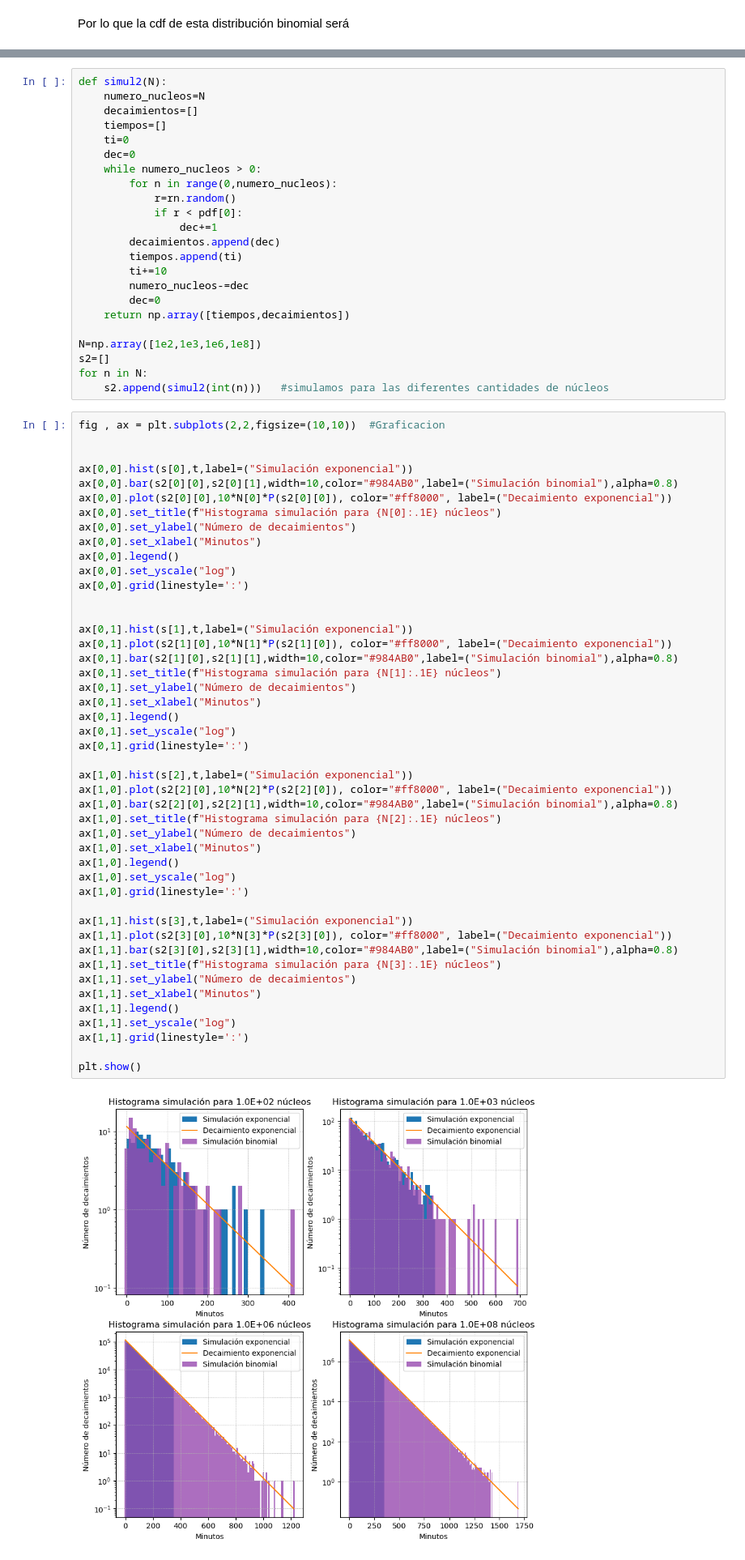
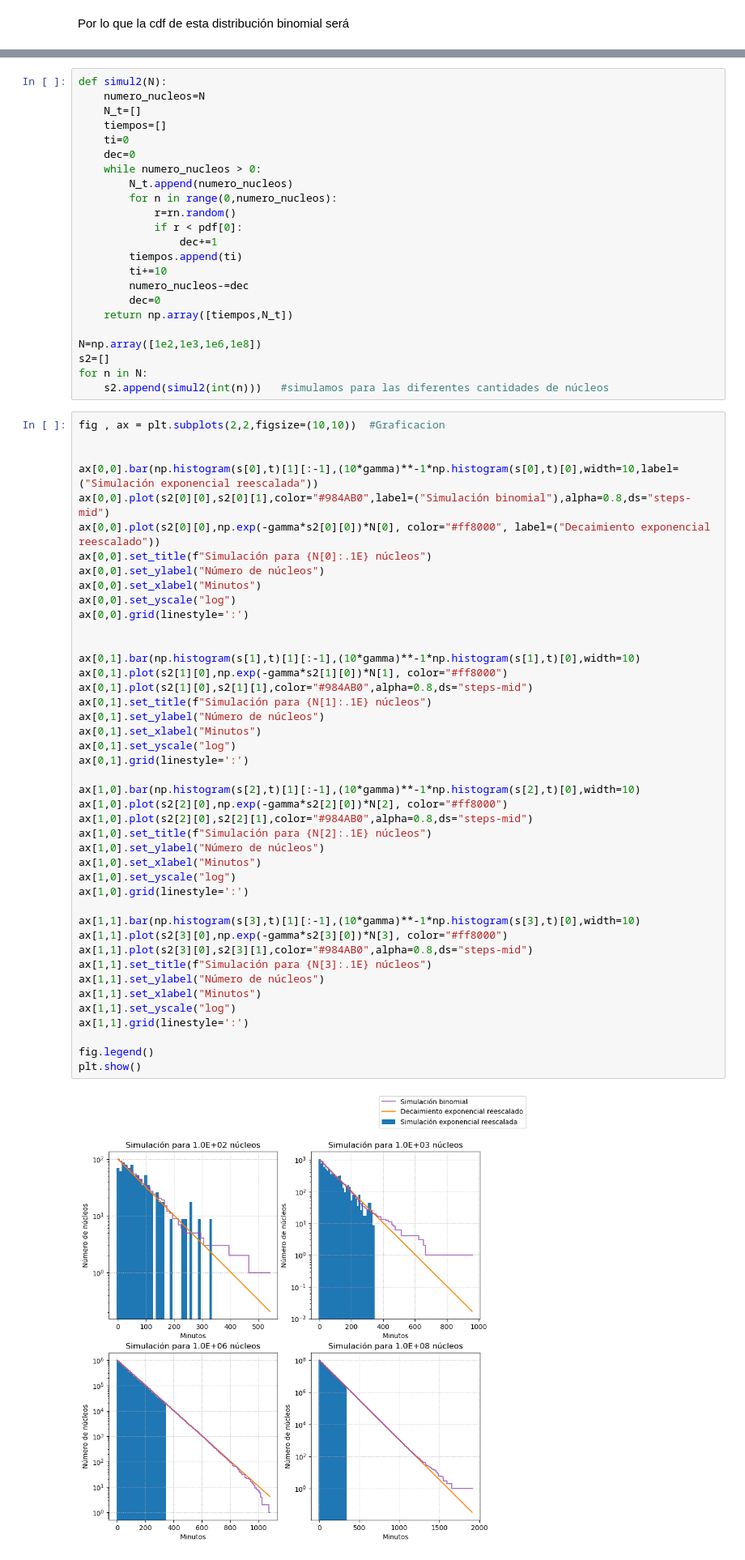
Before and after one commit to juan3ltran/Instrumentacion_Nuclear, a Jupyter notebook: simulacion2/simulacion2.ipynb, the cells around one changed output, grey strips where cells are left out. Shown at 81% size. Saved outputs shown, nothing was run; the diff lists cells and outputs as text.

Commit message:
Cambios simulación

```diff
--- a/simulacion2/simulacion2.ipynb
+++ b/simulacion2/simulacion2.ipynb
@@ -134,21 +131,21 @@ plt.show()
 # %%
 def simul2(N):
     numero_nucleos=N
-    decaimientos=[]
+    N_t=[]
     tiempos=[]
     ti=0
     dec=0
     while numero_nucleos > 0:
+        N_t.append(numero_nucleos)
         for n in range(0,numero_nucleos):
             r=rn.random()
             if r < pdf[0]:
                 dec+=1
-        decaimientos.append(dec)
         tiempos.append(ti)
         ti+=10
         numero_nucleos-=dec
         dec=0
-    return np.array([tiempos,decaimientos])
+    return np.array([tiempos,N_t])
 
 N=np.array([1e2,1e3,1e6,1e8])
 s2=[]
@@ -157,48 +154,45 @@ for n in N:
 # %%
 fig , ax = plt.subplots(2,2,figsize=(10,10))  #Graficacion
 
 
-ax[0,0].hist(s[0],t,label=("Simulación exponencial"))
-ax[0,0].bar(s2[0][0],s2[0][1],width=10,color="#984AB0",label=("Simulación binomial"),alpha=0.8)
-ax[0,0].plot(s2[0][0],10*N[0]*P(s2[0][0]), color="#ff8000", label=("Decaimiento exponencial"))
-ax[0,0].set_title(f"Histograma simulación para {N[0]:.1E} núcleos")
-ax[0,0].set_ylabel("Número de decaimientos")
+ax[0,0].bar(np.histogram(s[0],t)[1][:-1],(10*gamma)**-1*np.histogram(s[0],t)[0],width=10,label=("Simulación exponencial reescalada"))
+ax[0,0].plot(s2[0][0],s2[0][1],color="#984AB0",label=("Simulación binomial"),alpha=0.8,ds="steps-mid")
+ax[0,0].plot(s2[0][0],np.exp(-gamma*s2[0][0])*N[0], color="#ff8000", label=("Decaimiento exponencial reescalado"))
+ax[0,0].set_title(f"Simulación para {N[0]:.1E} núcleos")
+ax[0,0].set_ylabel("Número de núcleos")
 ax[0,0].set_xlabel("Minutos")
-ax[0,0].legend()
 ax[0,0].set_yscale("log")
 ax[0,0].grid(linestyle=':')
 
 
-ax[0,1].hist(s[1],t,label=("Simulación exponencial"))
-ax[0,1].plot(s2[1][0],10*N[1]*P(s2[1][0]), color="#ff8000", label=("Decaimiento exponencial"))
-ax[0,1].bar(s2[1][0],s2[1][1],width=10,color="#984AB0",label=("Simulación binomial"),alpha=0.8)
-ax[0,1].set_title(f"Histograma simulación para {N[1]:.1E} núcleos")
-ax[0,1].set_ylabel("Número de decaimientos")
+ax[0,1].bar(np.histogram(s[1],t)[1][:-1],(10*gamma)**-1*np.histogram(s[1],t)[0],width=10)
+ax[0,1].plot(s2[1][0],np.exp(-gamma*s2[1][0])*N[1], color="#ff8000")
+ax[0,1].plot(s2[1][0],s2[1][1],color="#984AB0",alpha=0.8,ds="steps-mid")
+ax[0,1].set_title(f"Simulación para {N[1]:.1E} núcleos")
+ax[0,1].set_ylabel("Número de núcleos")
 ax[0,1].set_xlabel("Minutos")
-ax[0,1].legend()
 ax[0,1].set_yscale("log")
 ax[0,1].grid(linestyle=':')
 
-ax[1,0].hist(s[2],t,label=("Simulación exponencial"))
-ax[1,0].plot(s2[2][0],10*N[2]*P(s2[2][0]), color="#ff8000", label=("Decaimiento exponencial"))
-ax[1,0].bar(s2[2][0],s2[2][1],width=10,color="#984AB0",label=("Simulación binomial"),alpha=0.8)
-ax[1,0].set_title(f"Histograma simulación para {N[2]:.1E} núcleos")
-ax[1,0].set_ylabel("Número de decaimientos")
+ax[1,0].bar(np.histogram(s[2],t)[1][:-1],(10*gamma)**-1*np.histogram(s[2],t)[0],width=10)
+ax[1,0].plot(s2[2][0],np.exp(-gamma*s2[2][0])*N[2], color="#ff8000")
+ax[1,0].plot(s2[2][0],s2[2][1],color="#984AB0",alpha=0.8,ds="steps-mid")
+ax[1,0].set_title(f"Simulación para {N[2]:.1E} núcleos")
+ax[1,0].set_ylabel("Número de núcleos")
 ax[1,0].set_xlabel("Minutos")
-ax[1,0].legend()
 ax[1,0].set_yscale("log")
 ax[1,0].grid(linestyle=':')
 
-ax[1,1].hist(s[3],t,label=("Simulación exponencial"))
-ax[1,1].plot(s2[3][0],10*N[3]*P(s2[3][0]), color="#ff8000", label=("Decaimiento exponencial"))
-ax[1,1].bar(s2[3][0],s2[3][1],width=10,color="#984AB0",label=("Simulación binomial"),alpha=0.8)
-ax[1,1].set_title(f"Histograma simulación para {N[3]:.1E} núcleos")
-ax[1,1].set_ylabel("Número de decaimientos")
+ax[1,1].bar(np.histogram(s[3],t)[1][:-1],(10*gamma)**-1*np.histogram(s[3],t)[0],width=10)
+ax[1,1].plot(s2[3][0],np.exp(-gamma*s2[3][0])*N[3], color="#ff8000")
+ax[1,1].plot(s2[3][0],s2[3][1],color="#984AB0",alpha=0.8,ds="steps-mid")
+ax[1,1].set_title(f"Simulación para {N[3]:.1E} núcleos")
+ax[1,1].set_ylabel("Número de núcleos")
 ax[1,1].set_xlabel("Minutos")
-ax[1,1].legend()
 ax[1,1].set_yscale("log")
 ax[1,1].grid(linestyle=':')
 
+fig.legend()
 plt.show()
 # %% [output]
-[figure, old version]
+[figure, new version]
```
Also changed, not shown: parts of 1 cell of this notebook.
